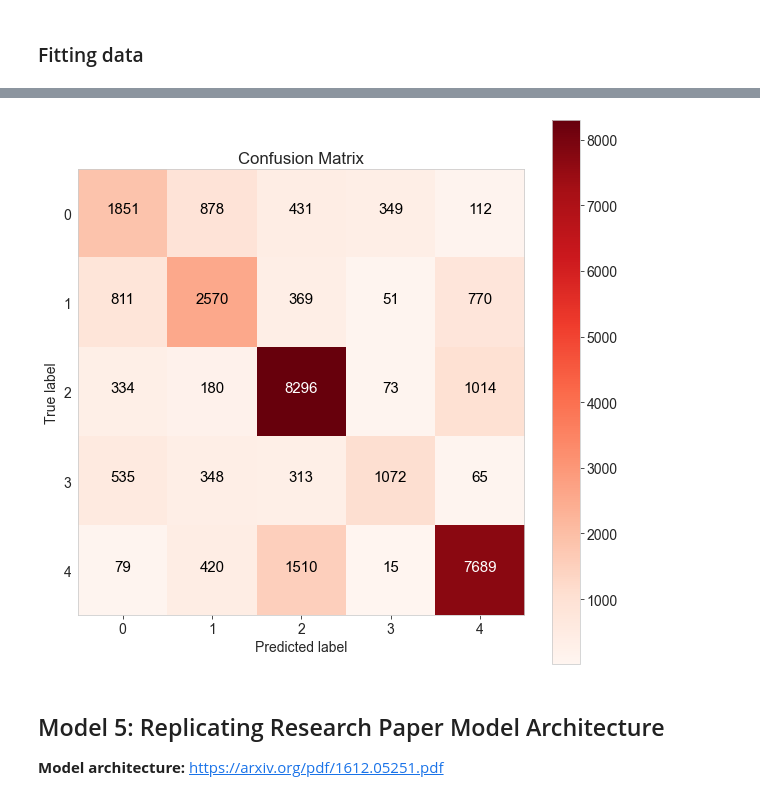
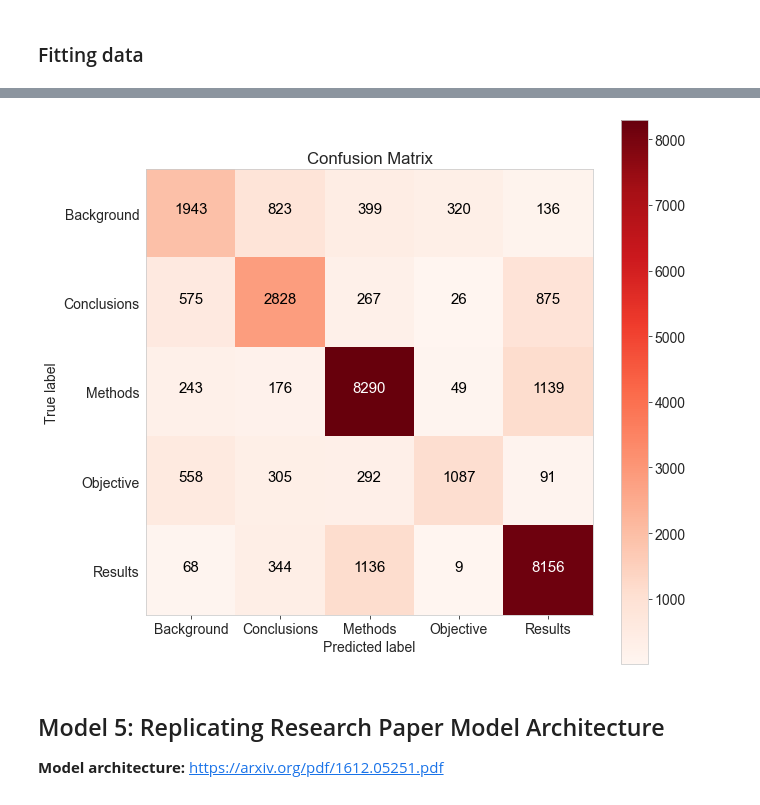
Before and after one commit to Maverick1617/Data_Science, a Jupyter notebook: Paper Implementation/PubMed 200k RCT/Notebook.ipynb, the cells around one changed output, grey strips where cells are left out. Drawn from its saved outputs; the diff is of its cells as text; code cells hidden in the pictures.

```diff
--- a/Paper Implementation/PubMed 200k RCT/Notebook.ipynb
+++ b/Paper Implementation/PubMed 200k RCT/Notebook.ipynb
@@ -720,5 +750,5 @@ train_concat_dataset, val_concat_dataset, test_concat_dataset
 # %% [markdown]
 ### Fitting data
 # %%
-his_4 = model_4.fit(train_concat_dataset, epochs=5, validation_data=val_concat_dataset)
+his_4 = model_4.fit(train_concat_dataset, epochs=10, validation_data=val_concat_dataset)
 # %% [output]
@@ -754,7 +794,7 @@ niffo_plotter.plot_model_history_accuracy(his_4, model_name="Model 4")
 # %%
-niffo_plotter.plot_confusion_matrix(y_true=etest_labels, y_predict=model_4_preds)
+niffo_plotter.plot_confusion_matrix(y_true=etest_labels, y_predict=model_4_preds,classes=mat_class)
 # %% [output]
-[figure, old version]
+[figure, new version]
 # %% [markdown]
 ## Model 5: Replicating Research Paper Model Architecture
 **Model architecture:** https://arxiv.org/pdf/1612.05251.pdf
```
Also changed, not shown: parts of 74 cells of this notebook.
